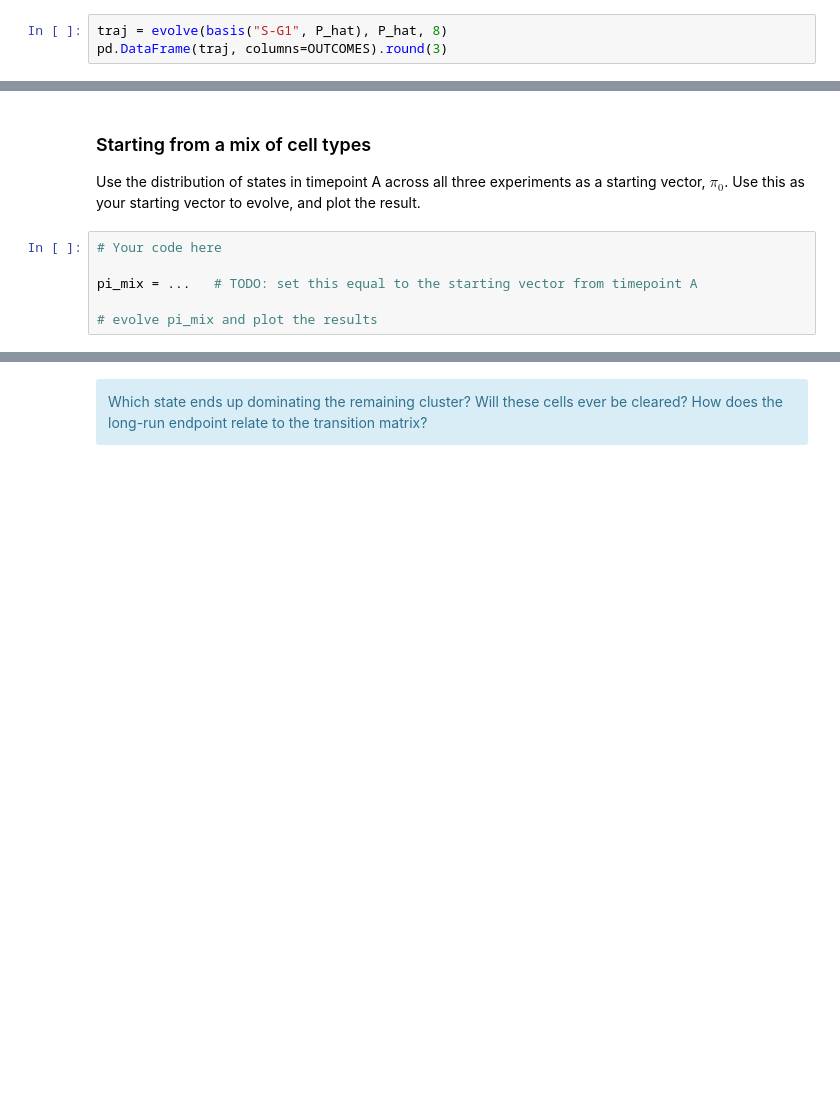
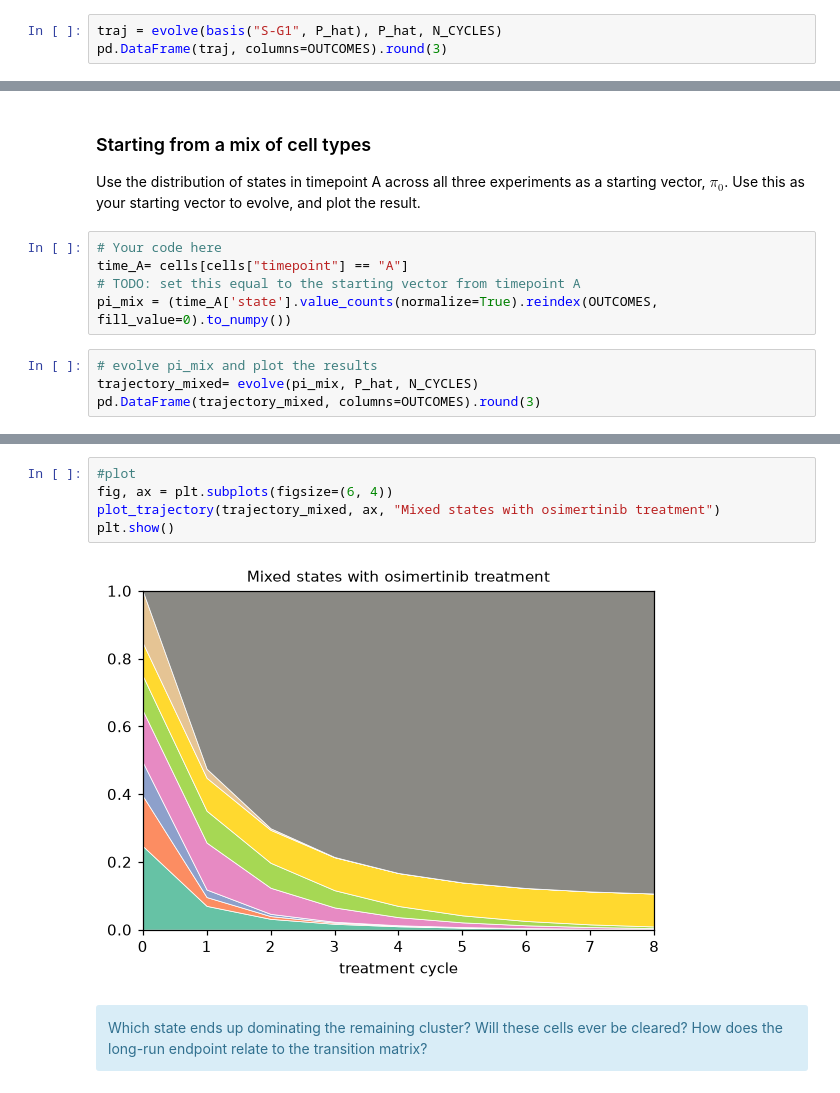
Before and after one commit to ds4e/uu_markov, a Jupyter notebook: lab_2/Lab09_markov_chain_cells.ipynb, the cells around one changed output, grey strips where cells are left out. Saved outputs shown, nothing was run; the diff lists cells and outputs as text; blank space fills up the shorter version.

```diff
--- a/lab_2/Lab09_markov_chain_cells.ipynb
+++ b/lab_2/Lab09_markov_chain_cells.ipynb
@@ -232,7 +230,7 @@ array([1., 0., 0., 0., 0., 0., 0., 0.])
 ### What happens after many rounds of a single treatment?
 We are going to run 8 rounds of treatment. A typical course of chemotherapy is 4 to 8 rounds, so this is on the higher end. With 8 rounds, do we clear all of the cancer cells?
 # %%
-traj = evolve(basis("S-G1", P_hat), P_hat, 8)
+traj = evolve(basis("S-G1", P_hat), P_hat, N_CYCLES)
 pd.DataFrame(traj, columns=OUTCOMES).round(3)
 # %% [output]
 |  | S-G1 | S-syn | S-G2M | P | NCP | CP | MDR | cleared |
@@ -303,7 +301,10 @@ Use code as appropriate to answer the following questions.
 Use the distribution of states in timepoint A across all three experiments as a starting vector, $\pi_{0}$. Use this as your starting vector to evolve, and plot the result.
 # %%
 # Your code here
-
-pi_mix = ...   # TODO: set this equal to the starting vector from timepoint A
-
-# evolve pi_mix and plot the results
+time_A= cells[cells["timepoint"] == "A"]
+# TODO: set this equal to the starting vector from timepoint A
+pi_mix = (time_A['state'].value_counts(normalize=True).reindex(OUTCOMES, fill_value=0).to_numpy())
+# %%
+# evolve pi_mix and plot the results
+trajectory_mixed= evolve(pi_mix, P_hat, N_CYCLES)
+pd.DataFrame(trajectory_mixed, columns=OUTCOMES).round(3)
@@ -310,3 +322,10 @@ pi_mix = ...   # TODO: set this equal to the starting vector from timepoint A
+# %%
+#plot
+fig, ax = plt.subplots(figsize=(6, 4))
+plot_trajectory(trajectory_mixed, ax, "Mixed states with osimertinib treatment")
+plt.show()
+# %% [output]
+[figure, added]
 # %% [markdown]
 <div class = "alert alert-info"> Which state ends up dominating the remaining cluster? Will these cells ever be cleared? How does the long-run endpoint relate to the transition matrix?</div>
 # %% [markdown]
```
Also changed, not shown: parts of 5 cells of this notebook.
